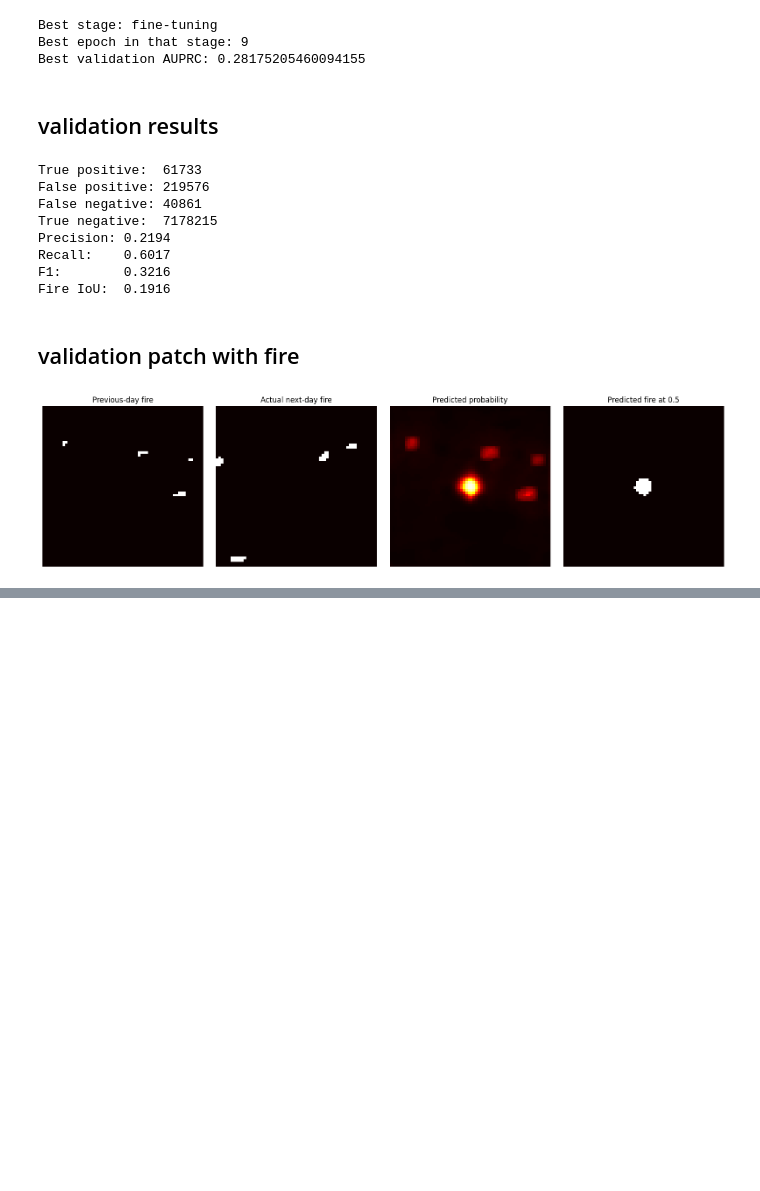
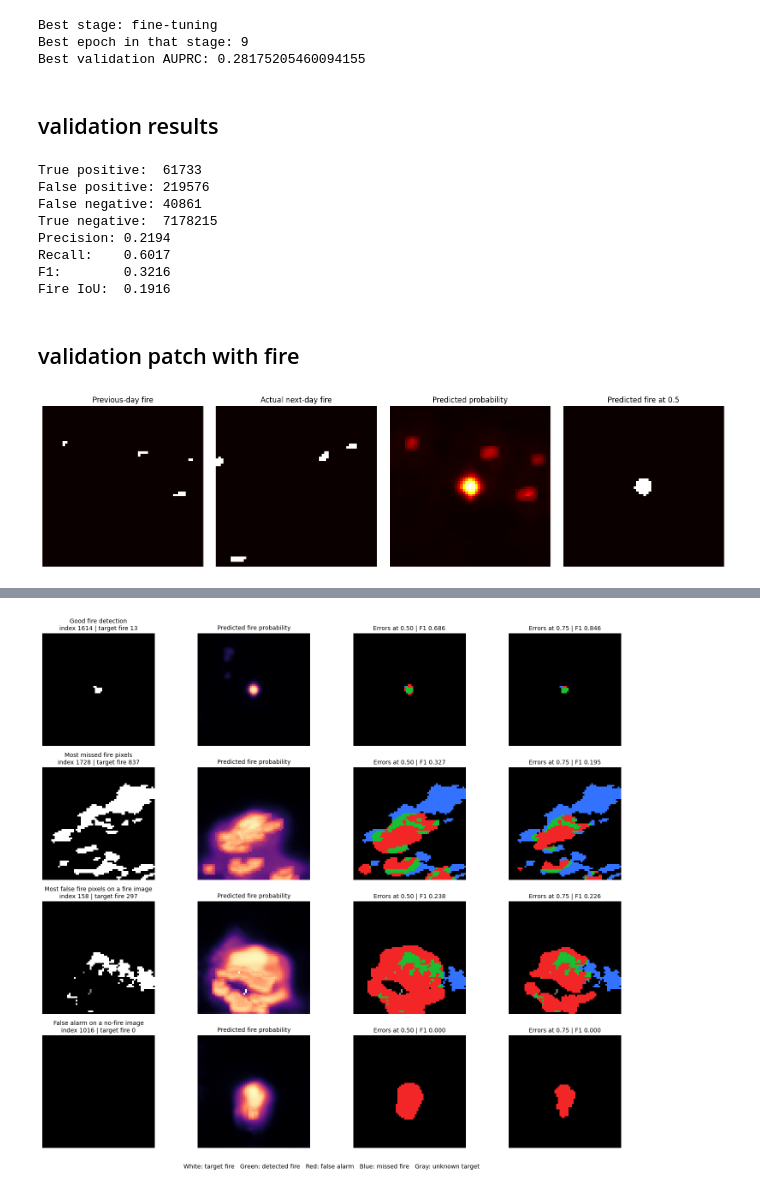
Before and after one commit to Randil01/Wildfire-Spread-Prediction-from-Satellite-Imagery, a Jupyter notebook: models/resnet_unet.ipynb, the cells around one changed output, grey strips where cells are left out. Cells and saved outputs as stored; diff of their text form; code cells hidden in the pictures; blank space fills up the shorter version.

```diff
--- a/models/resnet_unet.ipynb
+++ b/models/resnet_unet.ipynb
@@ -738,0 +1372,85 @@ plt.show()
+# %%
+def error_image(probability, target, threshold):
+    """Make an RGB picture of correct and incorrect fire predictions."""
+    valid = target >= 0
+    fire = target > 0.5
+    predicted = probability >= threshold
+
+    picture = np.zeros((*target.shape, 3), dtype=np.float32)
+    picture[~valid] = (0.55, 0.55, 0.55)
+    picture[valid & fire & predicted] = (0.10, 0.75, 0.20)   # TP
+    picture[valid & ~fire & predicted] = (0.95, 0.15, 0.15)  # FP
+    picture[valid & fire & ~predicted] = (0.20, 0.45, 1.00)  # FN
+    return picture
+
+wanted = {row["index"] for row in chosen}
+pictures = {}
+image_index = 0
+
+# A second pass loads predictions only for the few selected images.
+with torch.no_grad():
+    for inputs, targets, valid_mask in case_loader:
+        batch_indices = range(image_index, image_index + len(inputs))
+
+        if any(index in wanted for index in batch_indices):
+            probabilities = torch.sigmoid(model(inputs.to(device)))
+            probabilities = probabilities.cpu().numpy()
+            targets_np = targets.cpu().numpy()
+
+            for position, index in enumerate(batch_indices):
+                if index in wanted:
+                    pictures[index] = (
+                        probabilities[position, 0],
+                        targets_np[position, 0]
+                    )
+
+        image_index += len(inputs)
+
+fig, axes = plt.subplots(
+    len(chosen), 4,
+    figsize=(15, 3.3 * len(chosen)),
+    squeeze=False
+)
+
+for row_number, case in enumerate(chosen):
+    probability, target = pictures[case["index"]]
+    valid = target >= 0
+
+    target_picture = np.zeros((*target.shape, 3), dtype=np.float32)
+    target_picture[~valid] = (0.55, 0.55, 0.55)
+    target_picture[valid & (target > 0.5)] = (1, 1, 1)
+
+    axes[row_number, 0].imshow(target_picture)
+    axes[row_number, 1].imshow(
+        np.ma.masked_where(~valid, probability),
+        cmap="magma", vmin=0, vmax=1
+    )
+    axes[row_number, 1].set_facecolor("0.55")
+    axes[row_number, 2].imshow(error_image(probability, target, 0.50))
+    axes[row_number, 3].imshow(error_image(probability, target, 0.75))
+
+    titles = (
+        f"{case['category']}\nindex {case['index']} | target fire {case['fire_pixels']}",
+        "Predicted fire probability",
+        f"Errors at 0.50 | F1 {case['f1_050']:.3f}",
+        f"Errors at 0.75 | F1 {case['f1_075']:.3f}",
+    )
+    for axis, title in zip(axes[row_number], titles):
+        axis.set_title(title, fontsize=10)
+        axis.axis("off")
+
+fig.text(
+    0.5, 0.015,
+    "White: target fire   Green: detected fire   Red: false alarm   "
+    "Blue: missed fire   Gray: unknown target",
+    ha="center", fontsize=10
+)
+plt.tight_layout(rect=(0, 0.04, 1, 1))
+
+figure_path = run_dir / "validation_error_gallery.png"
+fig.savefig(figure_path, dpi=180, bbox_inches="tight")
+plt.show()
+
+print("Saved:", figure_path)
+# %% [output]
+[figure, added]
```
Also changed, not shown: parts of 26 cells of this notebook.
